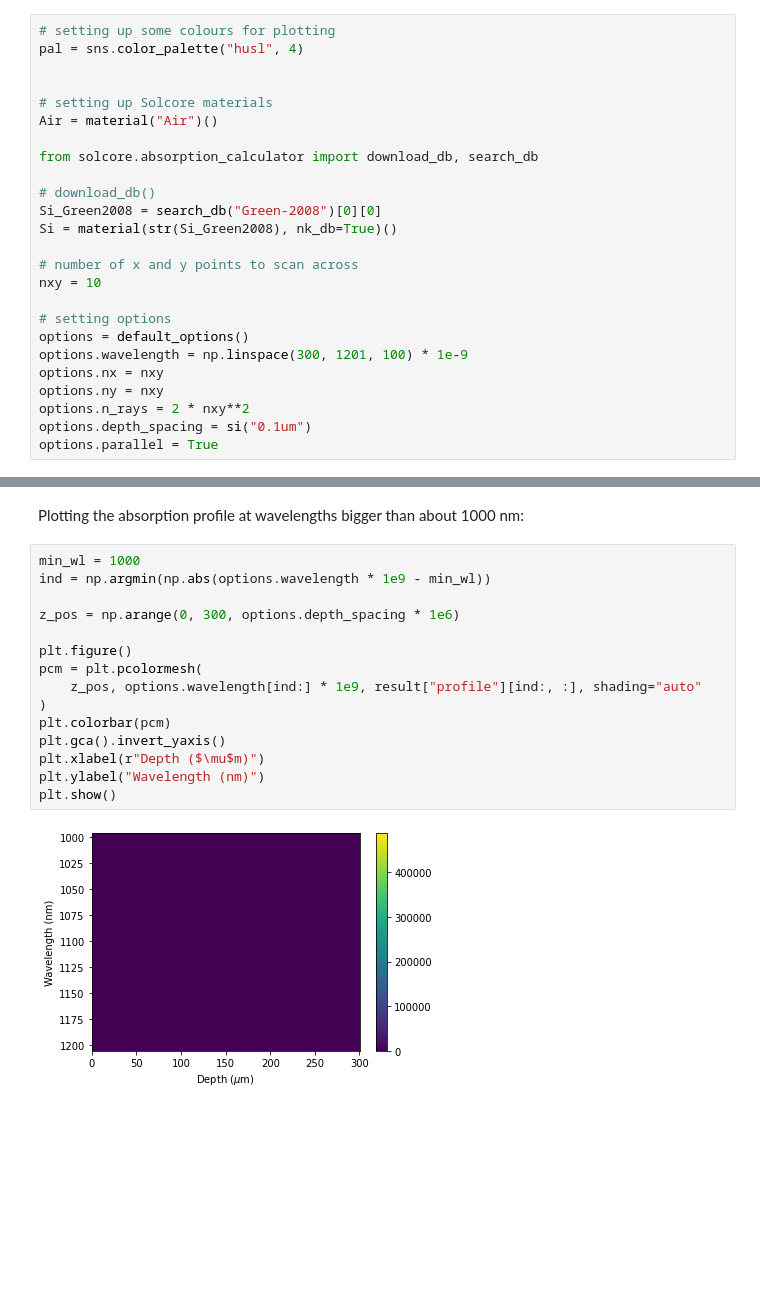
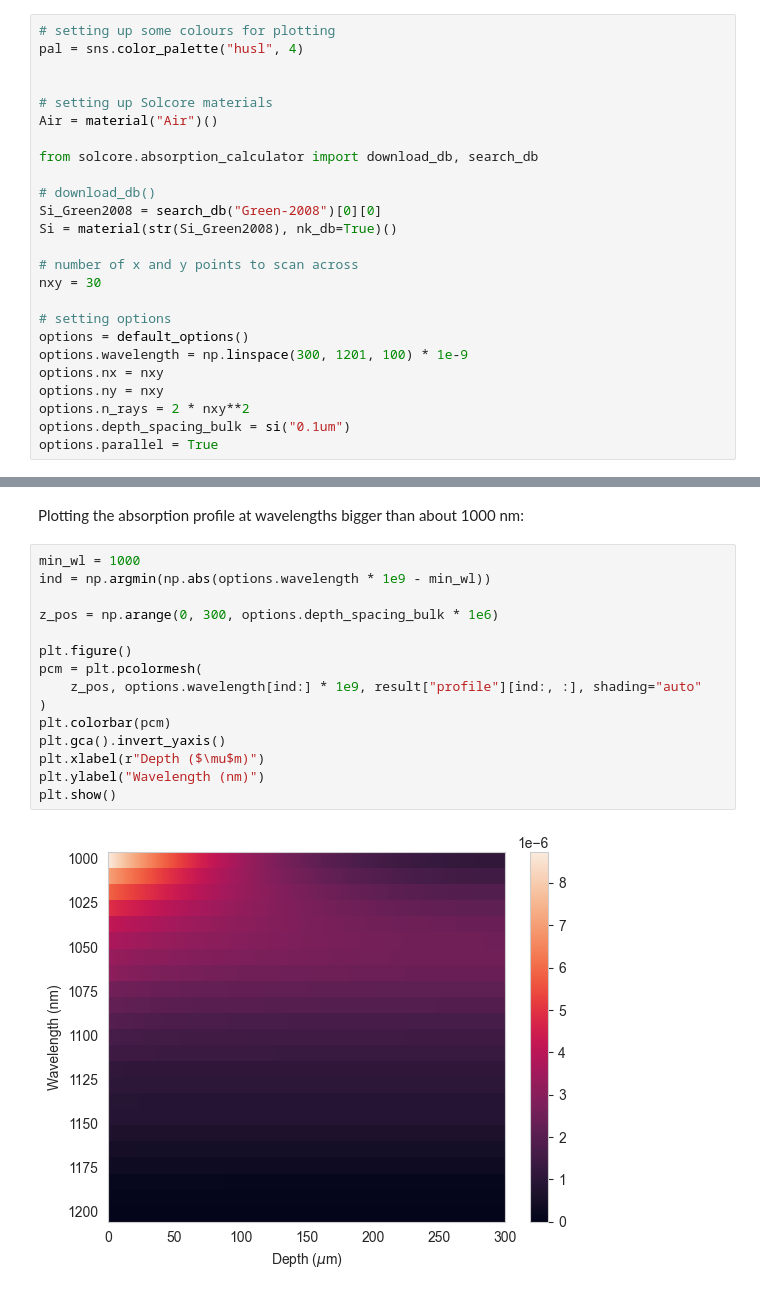
Before and after one commit to qpv-research-group/rayflare, a Jupyter notebook: examples/rt_pyramids.ipynb, the cells around one changed output, grey strips where cells are left out. Cells and saved outputs as stored; diff of their text form; blank space fills up the shorter version.

```diff
--- a/examples/rt_pyramids.ipynb
+++ b/examples/rt_pyramids.ipynb
@@ -32,7 +32,7 @@ Si_Green2008 = search_db("Green-2008")[0][0]
 Si = material(str(Si_Green2008), nk_db=True)()
 
 # number of x and y points to scan across
-nxy = 10
+nxy = 30
 
 # setting options
 options = default_options()
@@ -40,6 +40,6 @@ options.wavelength = np.linspace(300, 1201, 100) * 1e-9
 options.nx = nxy
 options.ny = nxy
 options.n_rays = 2 * nxy**2
-options.depth_spacing = si("0.1um")
+options.depth_spacing_bulk = si("0.1um")
 options.parallel = True
 # %% [output]
@@ -151,17 +168,17 @@ Plotting the absorption profile at wavelengths bigger than about 1000 nm:
 # %%
 min_wl = 1000
 ind = np.argmin(np.abs(options.wavelength * 1e9 - min_wl))
 
-z_pos = np.arange(0, 300, options.depth_spacing * 1e6)
+z_pos = np.arange(0, 300, options.depth_spacing_bulk * 1e6)
 
 plt.figure()
 pcm = plt.pcolormesh(
     z_pos, options.wavelength[ind:] * 1e9, result["profile"][ind:, :], shading="auto"
 )
 plt.colorbar(pcm)
 plt.gca().invert_yaxis()
 plt.xlabel(r"Depth ($\mu$m)")
 plt.ylabel("Wavelength (nm)")
 plt.show()
 # %% [output]
-[figure, old version]
+[figure, new version]
```
Also changed, not shown: parts of 4 cells of this notebook, 4 other files.
